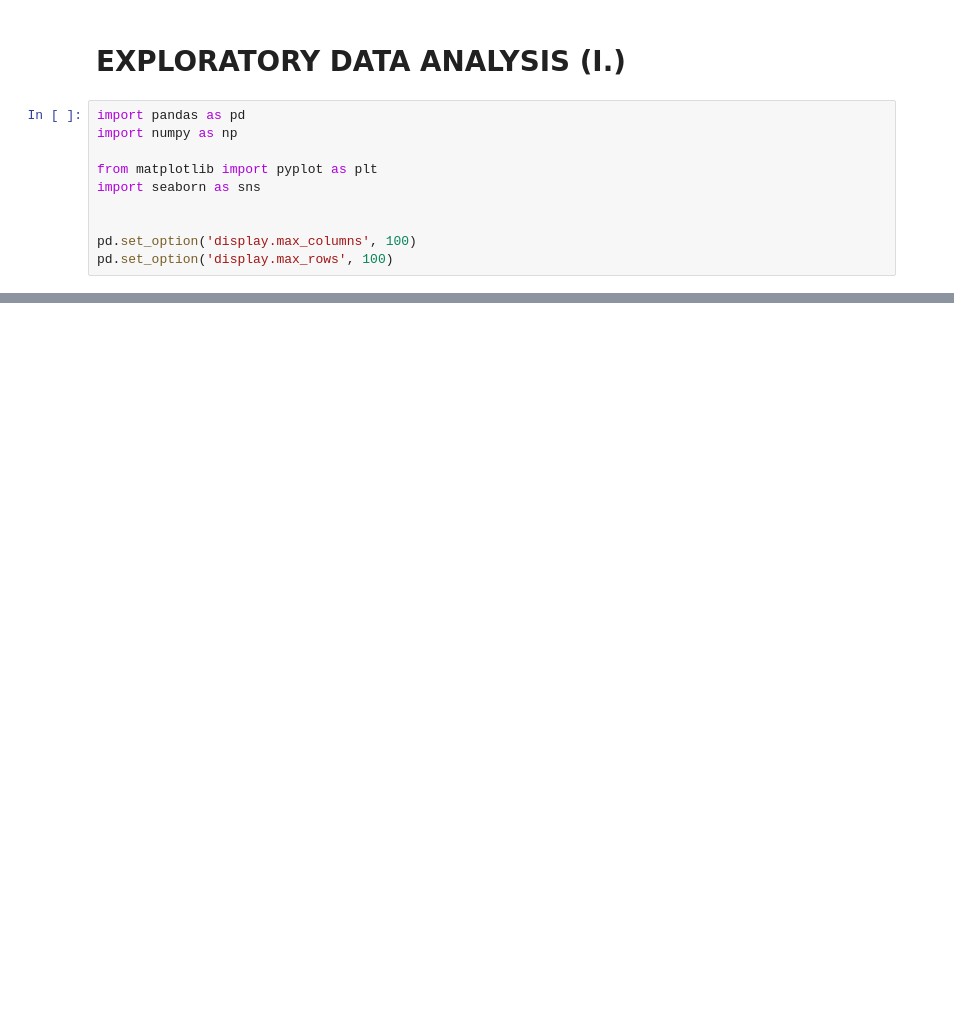
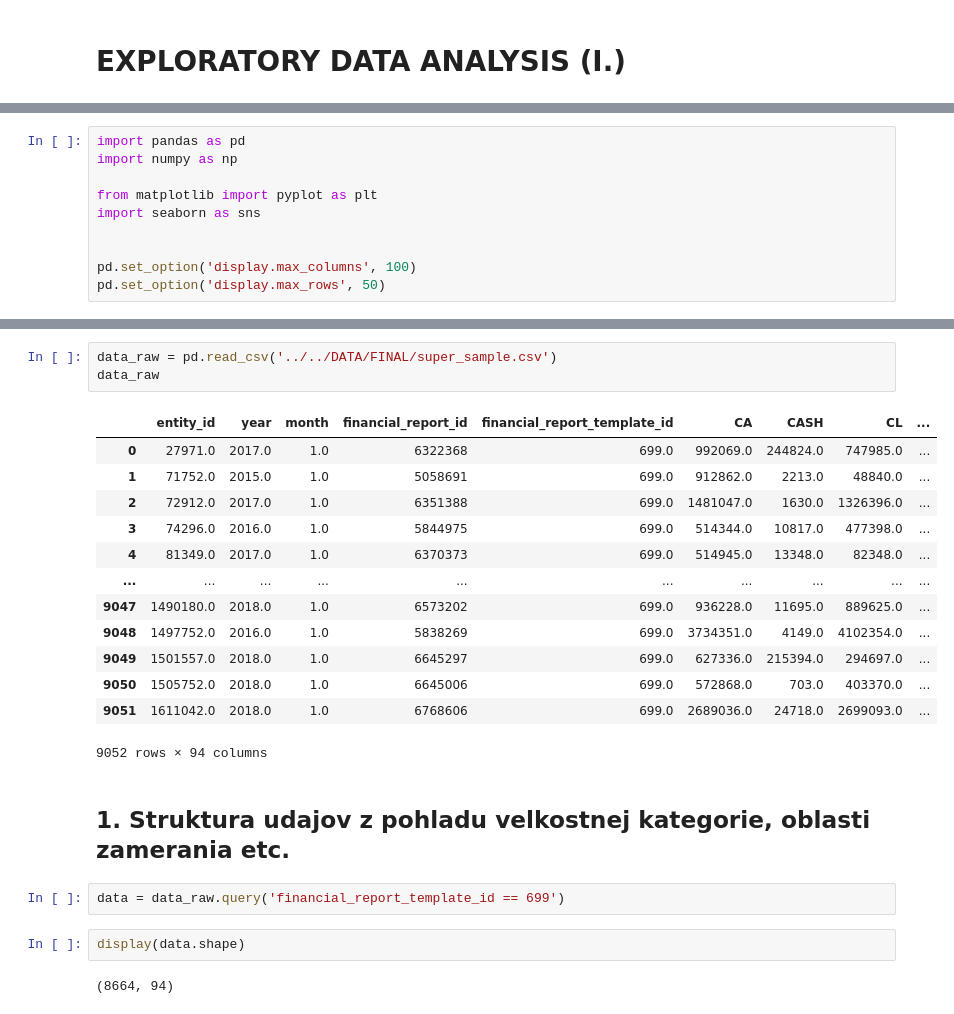
Before and after one commit to rohalmatus/financial-distress-models, a Jupyter notebook: CODE/EXPLORATORY/eda_01.ipynb, the cells around one changed output, grey strips where cells are left out. Cells and saved outputs as stored; diff of their text form; blank space fills up the shorter version.

```diff
--- a/CODE/EXPLORATORY/eda_01.ipynb
+++ b/CODE/EXPLORATORY/eda_01.ipynb
@@ -1,12 +1,2 @@
 # %% [markdown]
 # EXPLORATORY DATA ANALYSIS (I.)
-# %%
-import pandas as pd
-import numpy as np
-
-from matplotlib import pyplot as plt
-import seaborn as sns
-
-
-pd.set_option('display.max_columns', 100)
-pd.set_option('display.max_rows', 100)
@@ -347,0 +3,10 @@ print(f1_score(real_event, predictor))
+# %%
+import pandas as pd
+import numpy as np
+
+from matplotlib import pyplot as plt
+import seaborn as sns
+
+
+pd.set_option('display.max_columns', 100)
+pd.set_option('display.max_rows', 50)
@@ -347,0 +159,25 @@ print(f1_score(real_event, predictor))
+# %%
+data_raw = pd.read_csv('../../DATA/FINAL/super_sample.csv')
+data_raw
+# %% [output]
+|  | entity_id | year | month | financial_report_id | financial_report_template_id | CA | CASH | CL | ... |
+| 0 | 27971.0 | 2017.0 | 1.0 | 6322368 | 699.0 | 992069.0 | 244824.0 | 747985.0 | ... |
+| 1 | 71752.0 | 2015.0 | 1.0 | 5058691 | 699.0 | 912862.0 | 2213.0 | 48840.0 | ... |
+| 2 | 72912.0 | 2017.0 | 1.0 | 6351388 | 699.0 | 1481047.0 | 1630.0 | 1326396.0 | ... |
+| 3 | 74296.0 | 2016.0 | 1.0 | 5844975 | 699.0 | 514344.0 | 10817.0 | 477398.0 | ... |
+| 4 | 81349.0 | 2017.0 | 1.0 | 6370373 | 699.0 | 514945.0 | 13348.0 | 82348.0 | ... |
+| ... | ... | ... | ... | ... | ... | ... | ... | ... | ... |
+| 9047 | 1490180.0 | 2018.0 | 1.0 | 6573202 | 699.0 | 936228.0 | 11695.0 | 889625.0 | ... |
+| 9048 | 1497752.0 | 2016.0 | 1.0 | 5838269 | 699.0 | 3734351.0 | 4149.0 | 4102354.0 | ... |
+| 9049 | 1501557.0 | 2018.0 | 1.0 | 6645297 | 699.0 | 627336.0 | 215394.0 | 294697.0 | ... |
+| 9050 | 1505752.0 | 2018.0 | 1.0 | 6645006 | 699.0 | 572868.0 | 703.0 | 403370.0 | ... |
+| 9051 | 1611042.0 | 2018.0 | 1.0 | 6768606 | 699.0 | 2689036.0 | 24718.0 | 2699093.0 | ... |
+9052 rows × 94 columns
+# %% [markdown]
+## 1. Struktura udajov z pohladu velkostnej kategorie, oblasti zamerania etc.
+# %%
+data = data_raw.query('financial_report_template_id == 699')
+# %%
+display(data.shape)
+# %% [output]
+(8664, 94)
```
Also changed, not shown: parts of 33 cells of this notebook, 6 other files.
